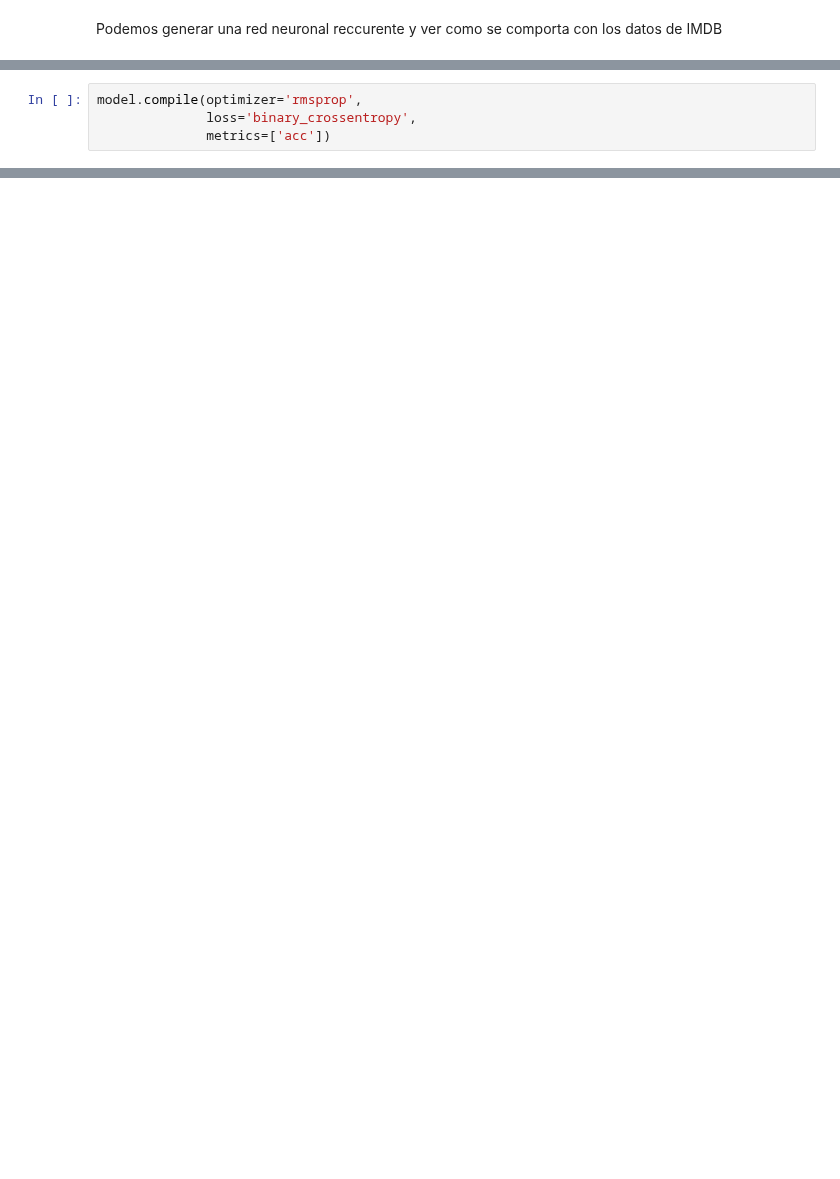
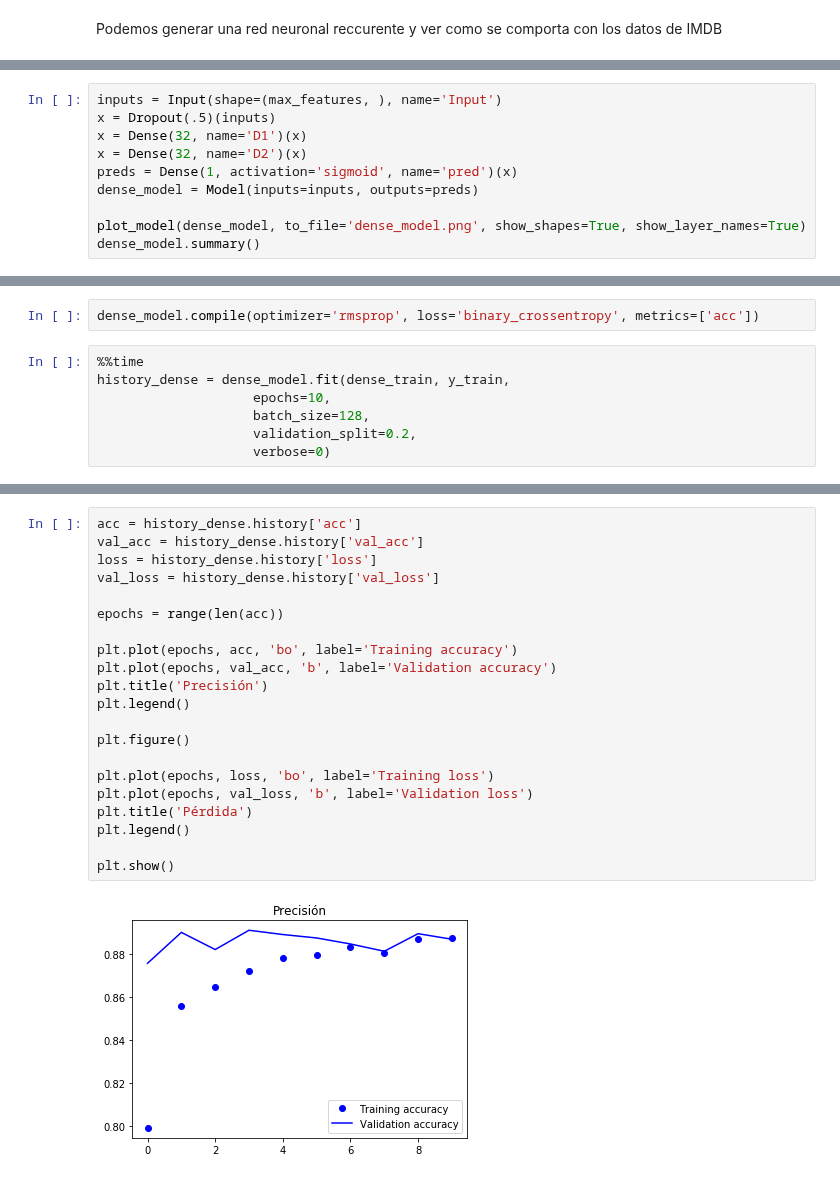
Before and after one commit to nottu/nottu-notes, a Jupyter notebook: MachineLearning/tarea_6_javier_peralta.ipynb, the cells around one changed output, grey strips where cells are left out. Cells and saved outputs as stored; diff of their text form; blank space fills up the shorter version.

```diff
--- a/MachineLearning/tarea_6_javier_peralta.ipynb
+++ b/MachineLearning/tarea_6_javier_peralta.ipynb
@@ -64,0 +53,10 @@ _________________________________________________________________
+# %%
+inputs = Input(shape=(max_features, ), name='Input')
+x = Dropout(.5)(inputs)
+x = Dense(32, name='D1')(x)
+x = Dense(32, name='D2')(x)
+preds = Dense(1, activation='sigmoid', name='pred')(x)
+dense_model = Model(inputs=inputs, outputs=preds)
+
+plot_model(dense_model, to_file='dense_model.png', show_shapes=True, show_layer_names=True)
+dense_model.summary()
@@ -65,4 +83,9 @@ _________________________________________________________________
 # %%
-model.compile(optimizer='rmsprop',
-              loss='binary_crossentropy',
-              metrics=['acc'])
+dense_model.compile(optimizer='rmsprop', loss='binary_crossentropy', metrics=['acc'])
+# %%
+%%time
+history_dense = dense_model.fit(dense_train, y_train,
+                    epochs=10,
+                    batch_size=128,
+                    validation_split=0.2,
+                    verbose=0)
@@ -68,0 +95,23 @@ model.compile(optimizer='rmsprop',
+# %%
+acc = history_dense.history['acc']
+val_acc = history_dense.history['val_acc']
+loss = history_dense.history['loss']
+val_loss = history_dense.history['val_loss']
+
+epochs = range(len(acc))
+
+plt.plot(epochs, acc, 'bo', label='Training accuracy')
+plt.plot(epochs, val_acc, 'b', label='Validation accuracy')
+plt.title('Precisión')
+plt.legend()
+
+plt.figure()
+
+plt.plot(epochs, loss, 'bo', label='Training loss')
+plt.plot(epochs, val_loss, 'b', label='Validation loss')
+plt.title('Pérdida')
+plt.legend()
+
+plt.show()
+# %% [output]
+[figure, added]
```
Also changed, not shown: parts of 32 cells of this notebook.
